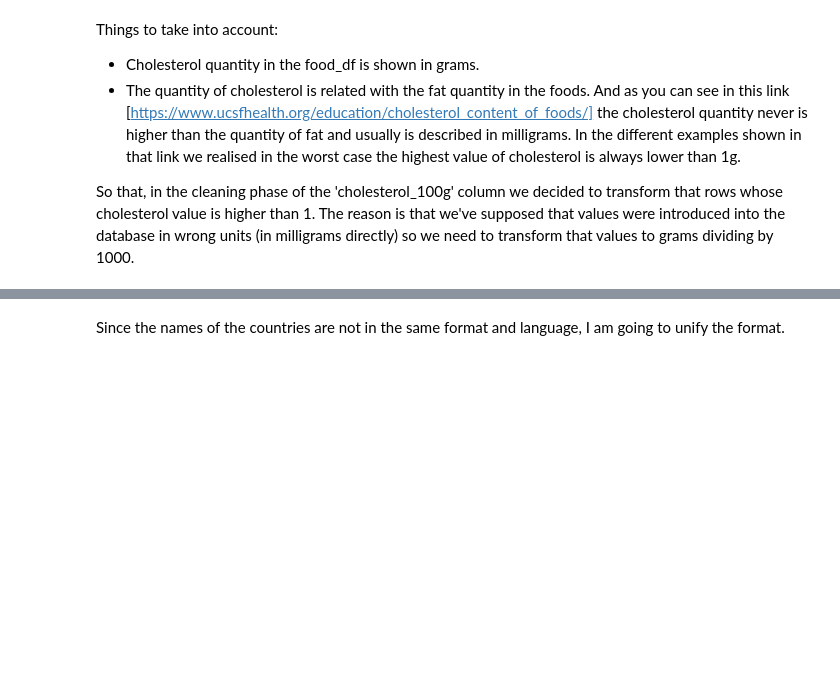
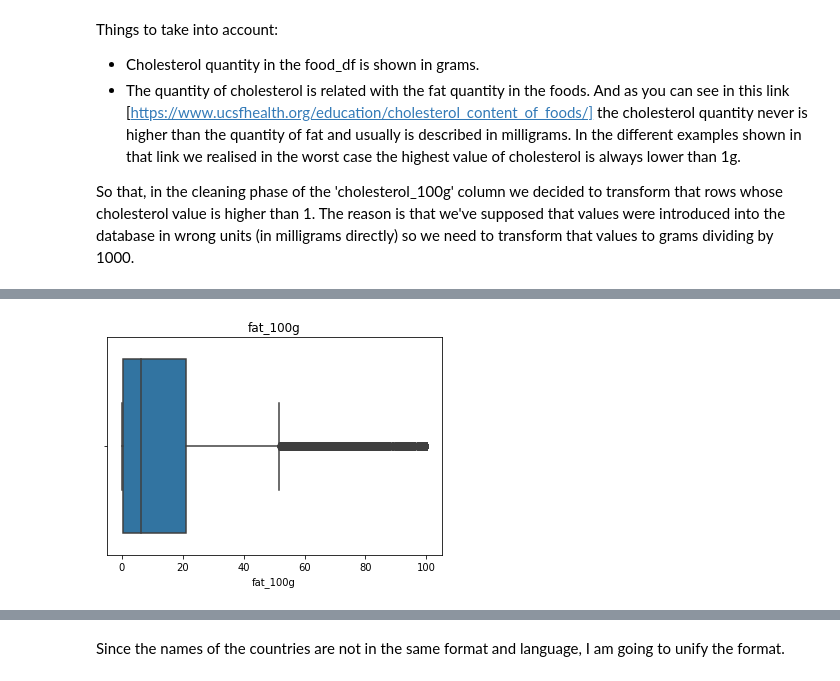
Before and after one commit to celine-y/open_food_facts, a Jupyter notebook: project.ipynb, the cells around one changed output, grey strips where cells are left out. Saved outputs shown, nothing was run; the diff lists cells and outputs as text; code cells hidden in the pictures; blank space fills up the shorter version.

```diff
--- a/project.ipynb
+++ b/project.ipynb
@@ -145,3 +201,7 @@ def clean_columns (indexes, df, column_name):
+# %%
+plot_boxplot(food_df,'fat_100g')
+# %% [output]
+[figure, added]
 # %%
 countries = food_df.groupby(food_df['countries']).sum()
 countries
```
Also changed, not shown: parts of 9 cells of this notebook.
